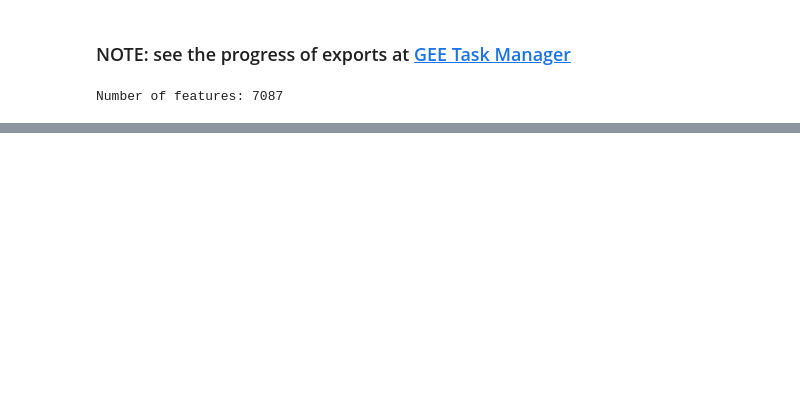
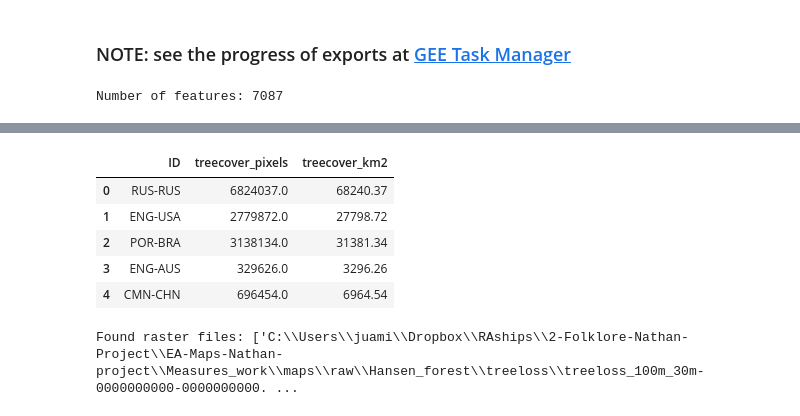
Before and after one commit to juamiji1/ethnographic-atlas, a Jupyter notebook: code/3_remote_sensing/forestloss_ethnologue.ipynb, the cells around one changed output, grey strips where cells are left out. Saved outputs shown, nothing was run; the diff lists cells and outputs as text; code cells hidden in the pictures; blank space fills up the shorter version.

```diff
--- a/code/3_remote_sensing/forestloss_ethnologue.ipynb
+++ b/code/3_remote_sensing/forestloss_ethnologue.ipynb
@@ -133,0 +139,59 @@ plt.show()
+# %%
+# Threshold: create binary mask from mosaic
+binary_mask = (mosaic[0] > 30).astype(np.uint8)  # 1 = forest, 0 = non-forest
+
+# Save binary mask to a temporary raster file (needed for zonal_stats)
+with MemoryFile() as memfile:
+    with memfile.open(
+        driver='GTiff',
+        height=binary_mask.shape[0],
+        width=binary_mask.shape[1],
+        count=1,
+        dtype='uint8',
+        transform=out_trans,
+        crs='EPSG:4326'  # Replace if different
+    ) as dataset:
+        dataset.write(binary_mask, 1)
+
+    # Compute zonal statistics using sum (since forest = 1, sum = count of pixels)
+    stats = zonal_stats(
+        ethnologue,
+        memfile.name,
+        stats=['sum'],
+        geojson_out=True
+    )
+
+# Attach results to GeoDataFrame
+ethnologue['treecover_pixels'] = [f['properties']['sum'] for f in stats]
+
+# Calculate area in km² (each pixel = 0.01 km² at 100m resolution)
+ethnologue['treecover_km2'] = ethnologue['treecover_pixels'] * 0.01
+
+# View results
+ethnologue[['ID', 'treecover_pixels', 'treecover_km2']].head()
+# %% [output]
+|  | ID | treecover_pixels | treecover_km2 |
+| 0 | RUS-RUS | 6824037.0 | 68240.37 |
+| 1 | ENG-USA | 2779872.0 | 27798.72 |
+| 2 | POR-BRA | 3138134.0 | 31381.34 |
+| 3 | ENG-AUS | 329626.0 | 3296.26 |
+| 4 | CMN-CHN | 696454.0 | 6964.54 |
+# %%
+# List all the raster files (assuming they are .tif files)
+raster_files = glob(str(hansen_path / "treeloss" / "*.tif"))
+
+print("Found raster files:", raster_files)
+
+# Read in all the rasters
+src_files_to_mosaic = [rasterio.open(fp) for fp in raster_files]
+
+from rasterio.merge import merge
+
+# Set a coarser resolution
+mosaic, out_trans = merge(
+    src_files_to_mosaic,
+    res=(0.01, 0.01),  # Approx ~1km resolution (in degrees)
+    resampling=Resampling.average  # Can also try Resampling.nearest
+)
+# %% [output]
+Found raster files: ['C:\\Users\\juami\\Dropbox\\RAships\\2-Folklore-Nathan-Project\\EA-Maps-Nathan-project\\Measures_work\\maps\\raw\\Hansen_forest\\treeloss\\treeloss_100m_30m-0000000000-0000000000. ...
```
Also changed, not shown: parts of 10 cells of this notebook.
